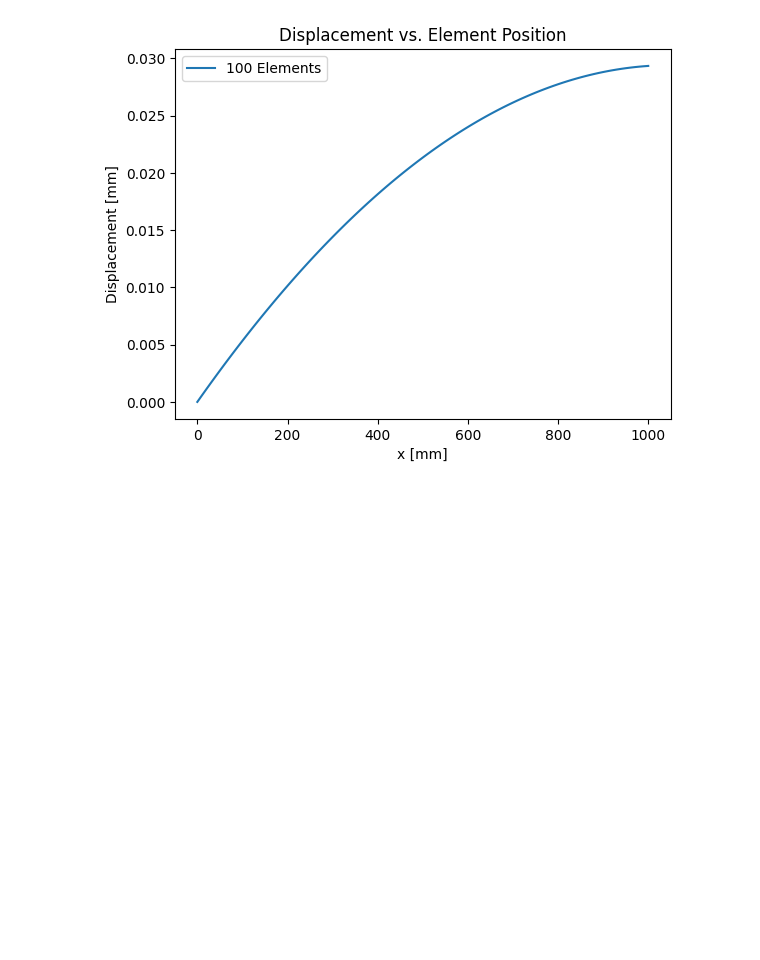
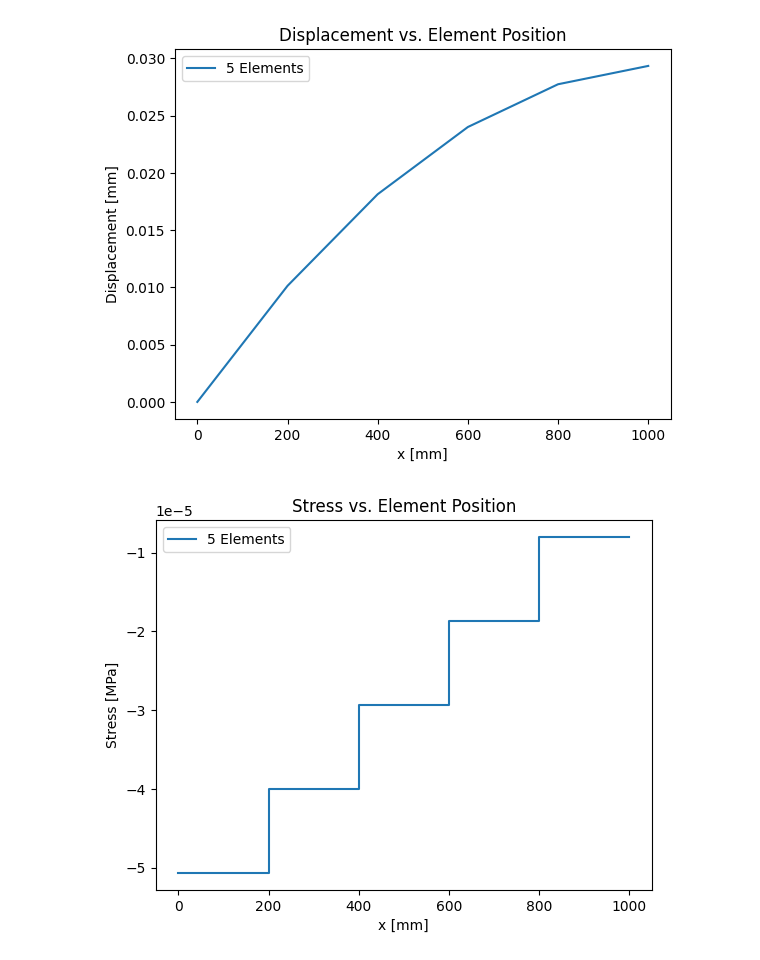
Before and after one commit to efekaanefe/ME413-Finite-Element-Method, a Jupyter notebook: Truss1D.ipynb, the cells around one changed output. Drawn from its saved outputs; the diff is of its cells as text; code cells hidden in the pictures; blank space fills up the shorter version.

Commit message:
plotting stresses for linear

```diff
--- a/Truss1D.ipynb
+++ b/Truss1D.ipynb
@@ -106,19 +106,53 @@ class TrussSolver:
         for i, element in enumerate(self.truss.elements):
             self.stresses[i] = (self.displacements[element.nodes[0]] - self.displacements[element.nodes[1]])/element.length
         return self.stresses
+# %%
+
+class Plotter:
+    def __init__(self, truss_solver):
+        self.truss_solver = truss_solver
+
+    def plot_displacements(self):
+        # Code to plot displacement vs. analytical solution
+        x = np.linspace(0, self.truss_solver.truss.L, self.truss_solver.truss.num_elem + 1)
+        plt.plot(x, self.truss_solver.displacements, label=f'{self.truss_solver.truss.num_elem} Elements')
+        plt.title('Displacement vs. Element Position')
+        plt.xlabel('x [mm]')
+        plt.ylabel('Displacement [mm]')
+        plt.legend()
+        plt.show()
+
+    def plot_stresses(self):
+        # Code to plot stress vs. analytical solution
+        x = np.linspace(0, self.truss_solver.truss.L, self.truss_solver.truss.num_elem+1)
+        # Repeat element positions to create a stepped plot
+        x_rep = np.repeat(x, 2)
+        # Repeat stress values to match the repeated positions
+        sigma_rep = np.repeat(self.truss_solver.stresses, 2)
+
+        # Plot the stresses, omitting the first and last repeated points
+        plt.plot(x_rep[1:-1], sigma_rep, label=f'{self.truss_solver.truss.num_elem} Elements')
+
+        plt.title('Stress vs. Element Position')
+        plt.xlabel('x [mm]')
+        plt.ylabel('Stress [MPa]')
+        plt.legend()
+        plt.show()
 # %%
 E=50*10**3
 A=75
 L=1000
 
-num_elem = 100
+num_elem = 5
 my_truss = Truss1D(num_elem, E, A, L, q = 0.2, F_applied_at_end=10, shape_function="linear")
 my_truss.create_elements()
 
 solver = TrussSolver(my_truss)
 solver.solve()
 
 plotter = Plotter(solver)
 plotter.plot_displacements()
+plotter.plot_stresses()
 # %% [output]
-[figure, old version]
+[figure, new version]
+[figure, added]
```
Also changed, not shown: parts of 1 cell of this notebook.
